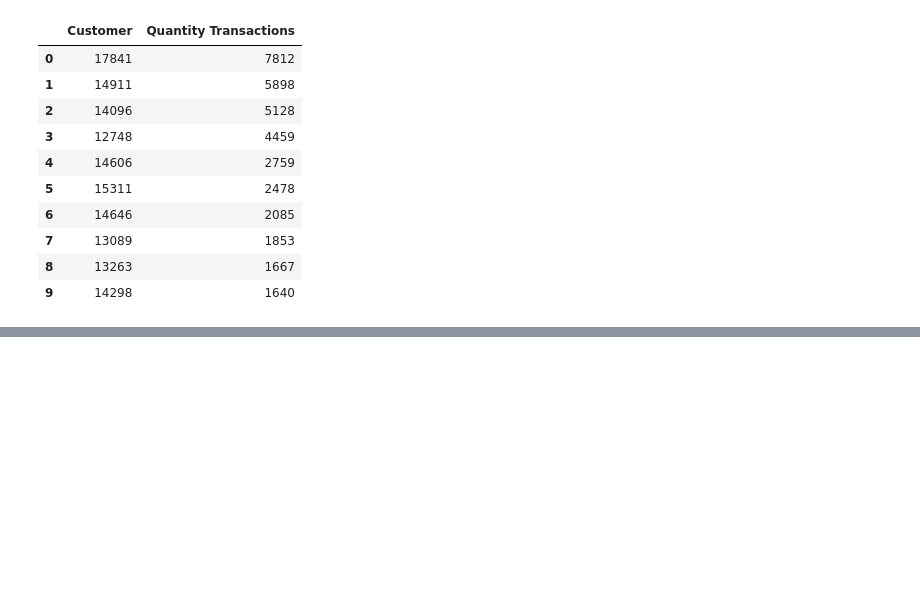
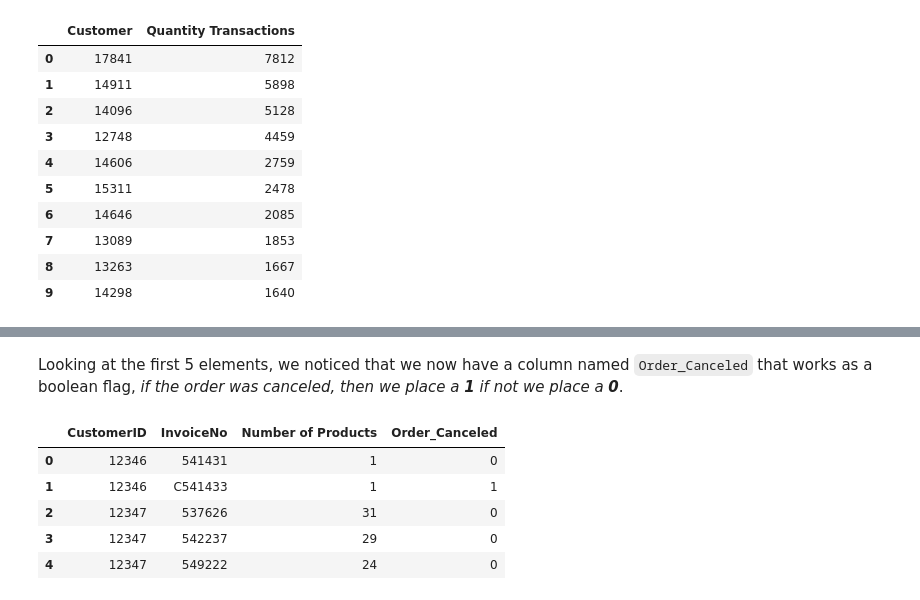
Before and after one commit to kleyersoma/E-Commerce_UK_Retailer_ML, a Jupyter notebook: e-commerce_uk_retailer_machine_learning_analysis.ipynb, the cells around one changed output, grey strips where cells are left out. Saved outputs shown, nothing was run; the diff lists cells and outputs as text; code cells hidden in the pictures; blank space fills up the shorter version.

```diff
--- a/e-commerce_uk_retailer_machine_learning_analysis.ipynb
+++ b/e-commerce_uk_retailer_machine_learning_analysis.ipynb
@@ -350,0 +384,13 @@ customers_transactions.head(10)
+# %%
+qty_products_per_transc['Order_Canceled'] = qty_products_per_transc['InvoiceNo'].apply(lambda x:int('C' in x))
+# %% [markdown]
+Looking at the first 5 elements, we noticed that we now have a column named <code>Order_Canceled</code> that works as a boolean flag, <i>if the order was canceled, then we place a <b>1</b> if not we place a <b>0</b></i>.
+# %%
+qty_products_per_transc.head(5)
+# %% [output]
+|  | CustomerID | InvoiceNo | Number of Products | Order_Canceled |
+| 0 | 12346 | 541431 | 1 | 0 |
+| 1 | 12346 | C541433 | 1 | 1 |
+| 2 | 12347 | 537626 | 31 | 0 |
+| 3 | 12347 | 542237 | 29 | 0 |
+| 4 | 12347 | 549222 | 24 | 0 |
```
Also changed, not shown: parts of 42 cells of this notebook.
